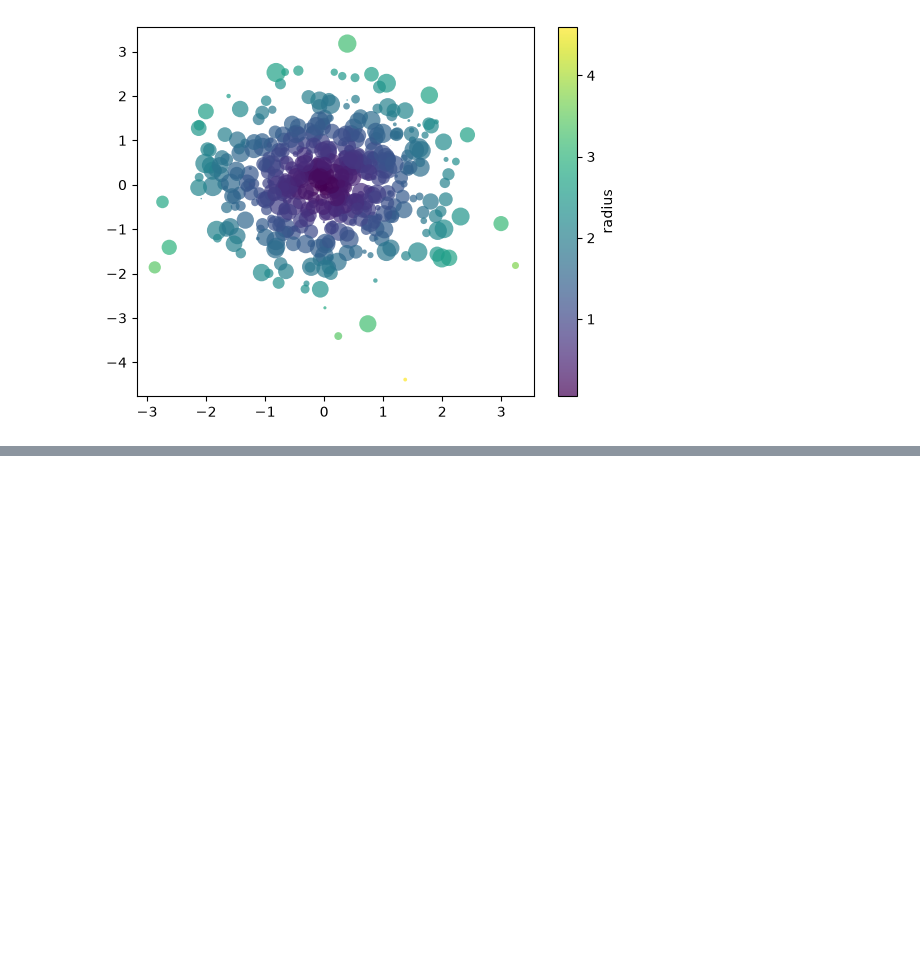
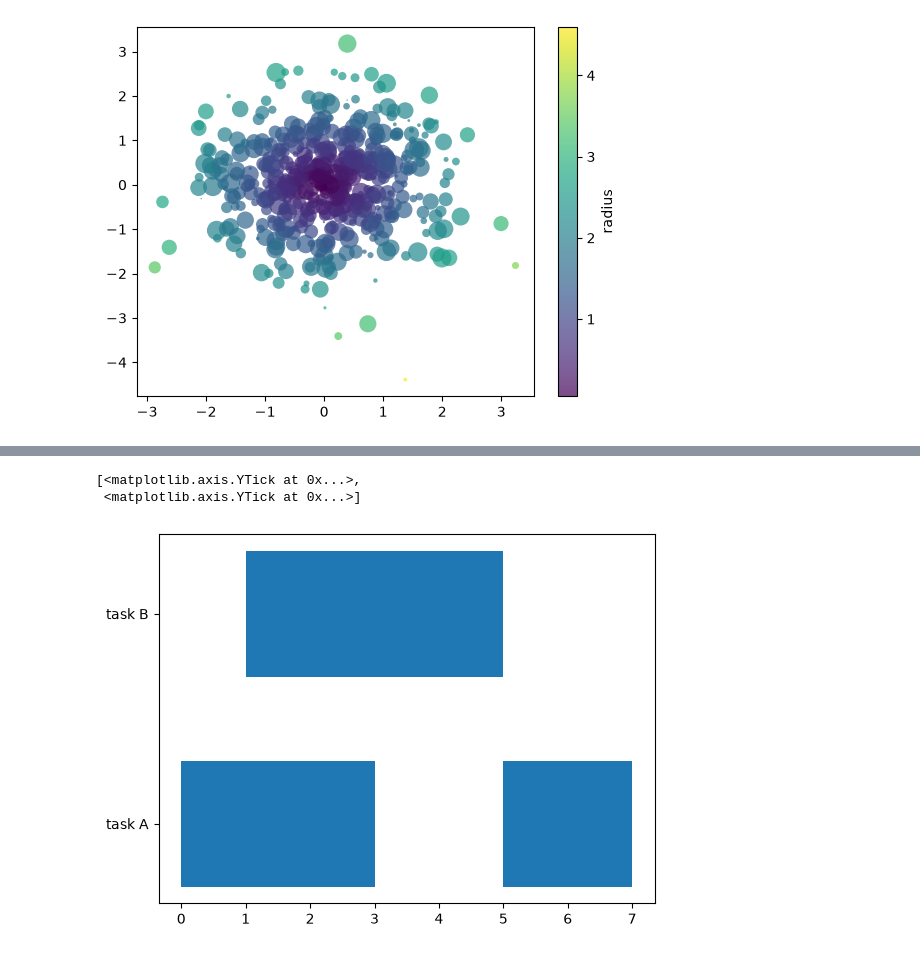
Before and after one commit to ImadElMaftouhi/Machine-learning, a Jupyter notebook: fundamentals/matplotlib/note.ipynb, the cells around one changed output, grey strips where cells are left out. Cells and saved outputs as stored; diff of their text form; code cells hidden in the pictures; blank space fills up the shorter version.

```diff
--- a/fundamentals/matplotlib/note.ipynb
+++ b/fundamentals/matplotlib/note.ipynb
@@ -331,0 +348,12 @@ fig.colorbar(sc, ax=ax, label="radius")
+# %%
+## 'broken_barh' draws Gantt-style intervals from a list of (start,width) tuple, which is the right tool fr schedules and state timelines
+
+fig,ax = plt.subplots()
+intervals = [("task A", [(0, 3), (5, 2)]), ("task B", [(1, 4)])]
+for i, (name, spans) in enumerate(intervals):
+    ax.broken_barh(spans, (i - 0.3, 0.6))
+ax.set_yticks(range(len(intervals)), [n for n, _ in intervals])
+# %% [output]
+[<matplotlib.axis.YTick at 0x...>,
+ <matplotlib.axis.YTick at 0x...>]
+[figure, added]
```
Also changed, not shown: parts of 2 cells of this notebook.
